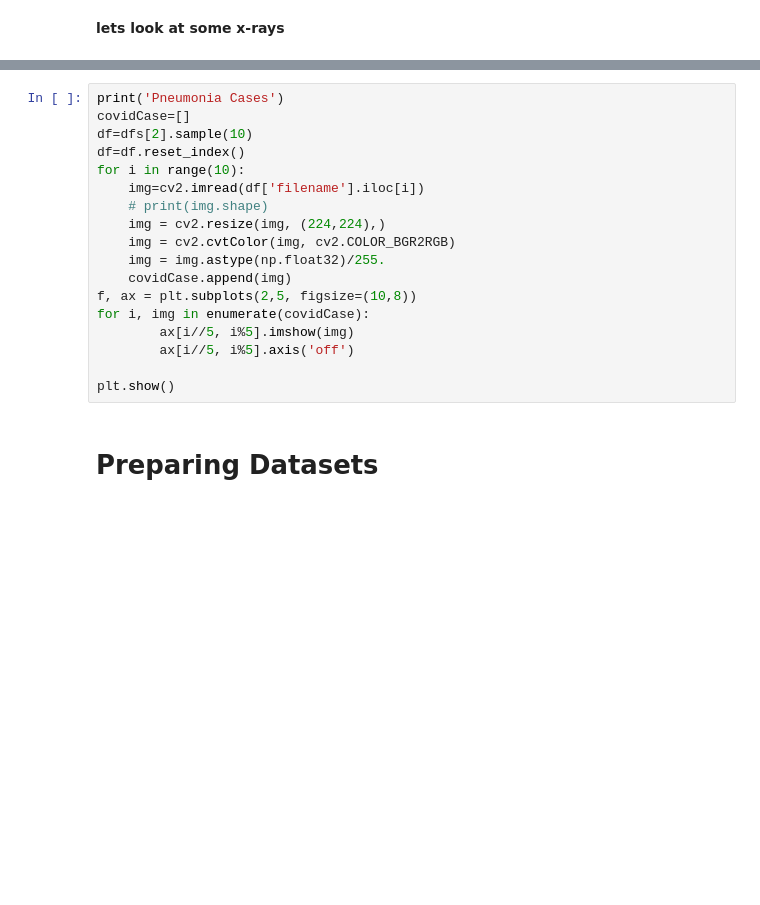
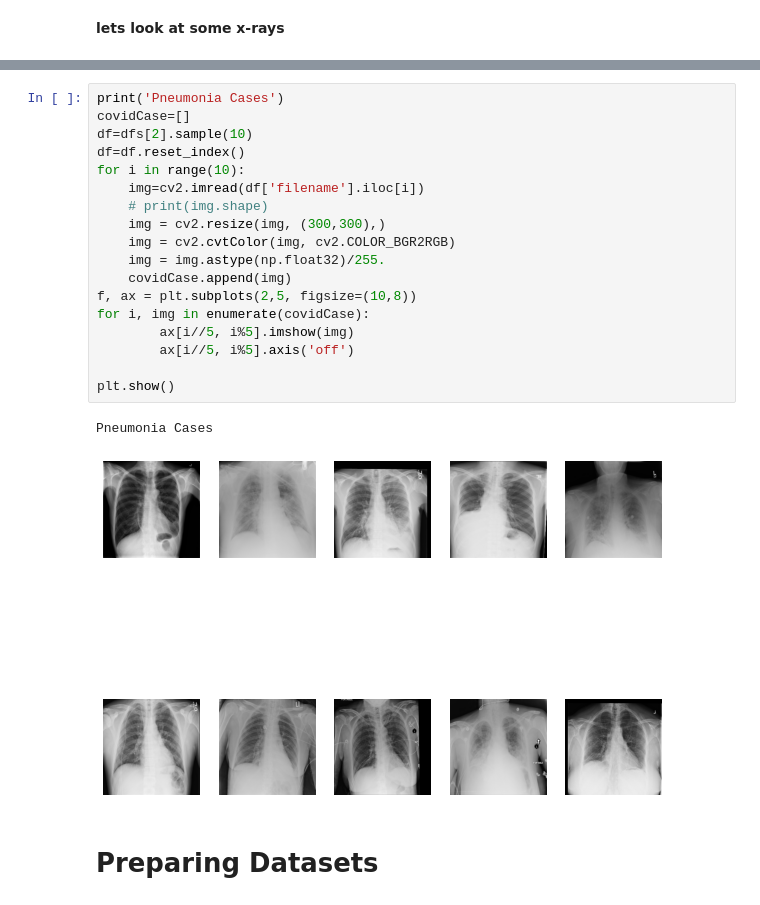
Before and after one commit to defender01/covid_classification, a Jupyter notebook: covid_classification_efficientNet.ipynb, the cells around one changed output, grey strips where cells are left out. Cells and saved outputs as stored; diff of their text form; blank space fills up the shorter version.

```diff
--- a/covid_classification_efficientNet.ipynb
+++ b/covid_classification_efficientNet.ipynb
@@ -138,21 +193,24 @@ plt.show()
 # %%
 print('Pneumonia Cases')
 covidCase=[]
 df=dfs[2].sample(10)
 df=df.reset_index()
 for i in range(10):
     img=cv2.imread(df['filename'].iloc[i])
     # print(img.shape)
-    img = cv2.resize(img, (224,224),)
+    img = cv2.resize(img, (300,300),)
     img = cv2.cvtColor(img, cv2.COLOR_BGR2RGB)
     img = img.astype(np.float32)/255.
     covidCase.append(img)
 f, ax = plt.subplots(2,5, figsize=(10,8))
 for i, img in enumerate(covidCase):
         ax[i//5, i%5].imshow(img)
         ax[i//5, i%5].axis('off')
 
 plt.show()
+# %% [output]
+Pneumonia Cases
+[figure, added]
 # %% [markdown]
 # Preparing Datasets
 # %% [markdown]
```
Also changed, not shown: parts of 14 cells of this notebook.
